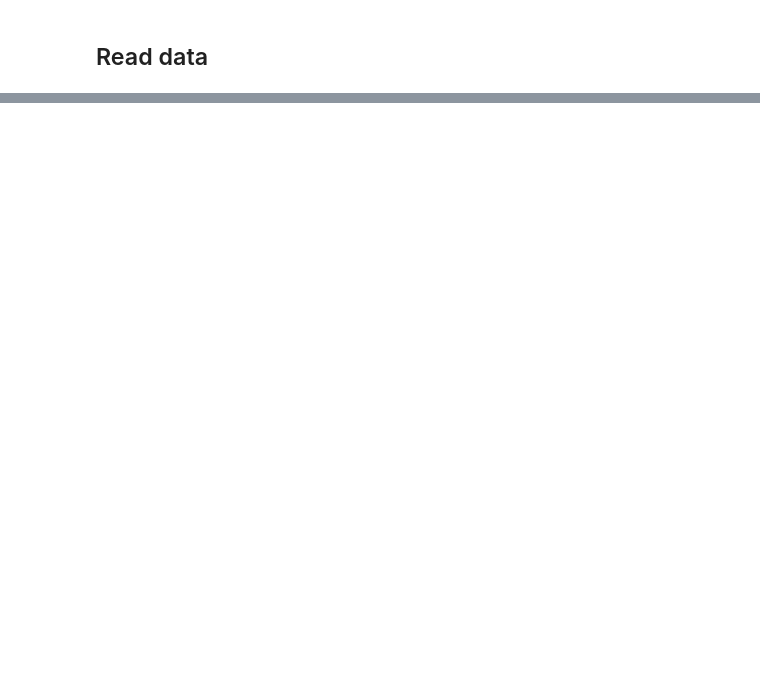
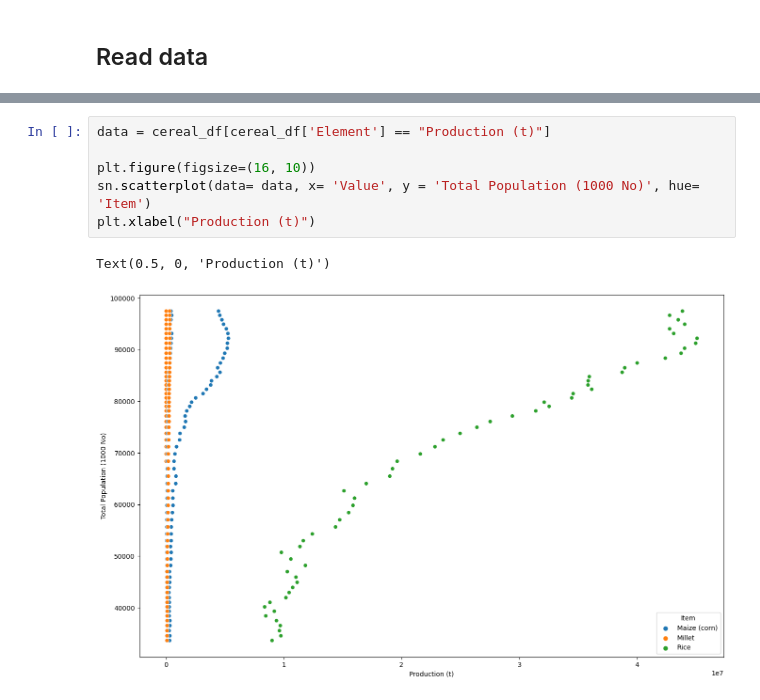
Before and after one commit to DunQua/-Intro2DS-Final-Seminar, a Jupyter notebook: source_code/03_visualize_data.ipynb, the cells around one changed output, grey strips where cells are left out. Drawn from its saved outputs; the diff is of its cells as text; blank space fills up the shorter version.

```diff
--- a/source_code/03_visualize_data.ipynb
+++ b/source_code/03_visualize_data.ipynb
@@ -71,0 +183,9 @@ annual_pop_df[annual_pop_df['Element'] == 'Total Population - Both sexes'][annua
+# %%
+data = cereal_df[cereal_df['Element'] == "Production (t)"]
+
+plt.figure(figsize=(16, 10))
+sn.scatterplot(data= data, x= 'Value', y = 'Total Population (1000 No)', hue= 'Item')
+plt.xlabel("Production (t)")
+# %% [output]
+Text(0.5, 0, 'Production (t)')
+[figure, added]
```
Also changed, not shown: parts of 22 cells of this notebook, 2 other files.
